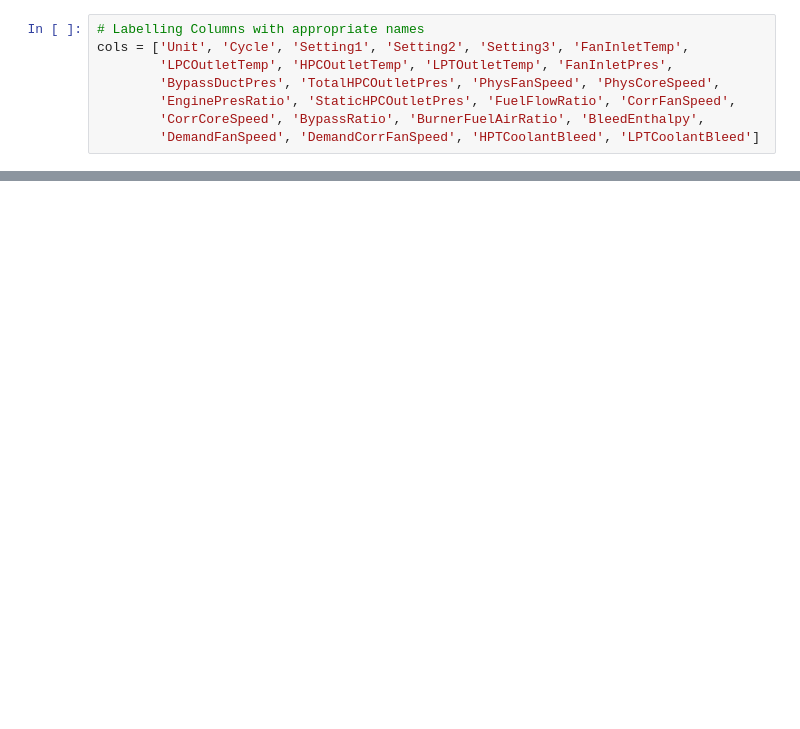
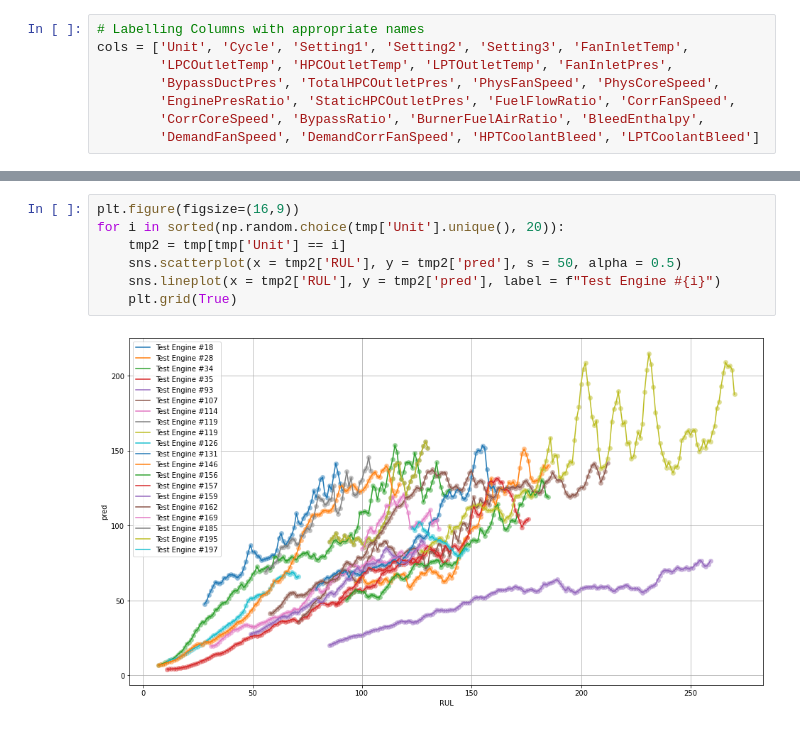
Before and after one commit to MichaelHotaling/Engine_RUL, a Jupyter notebook: Engine Performance.ipynb, the cells around one changed output, grey strips where cells are left out. Cells and saved outputs as stored; diff of their text form; blank space fills up the shorter version.

```diff
--- a/Engine Performance.ipynb
+++ b/Engine Performance.ipynb
@@ -281,0 +351,9 @@ plt.scatter(model.predict(X_train).reshape(X.shape[0]), rul)
+# %%
+plt.figure(figsize=(16,9))
+for i in sorted(np.random.choice(tmp['Unit'].unique(), 20)):
+    tmp2 = tmp[tmp['Unit'] == i]
+    sns.scatterplot(x = tmp2['RUL'], y = tmp2['pred'], s = 50, alpha = 0.5)
+    sns.lineplot(x = tmp2['RUL'], y = tmp2['pred'], label = f"Test Engine #{i}")
+    plt.grid(True)
+# %% [output]
+[figure, added]
```
Also changed, not shown: parts of 40 cells of this notebook.
